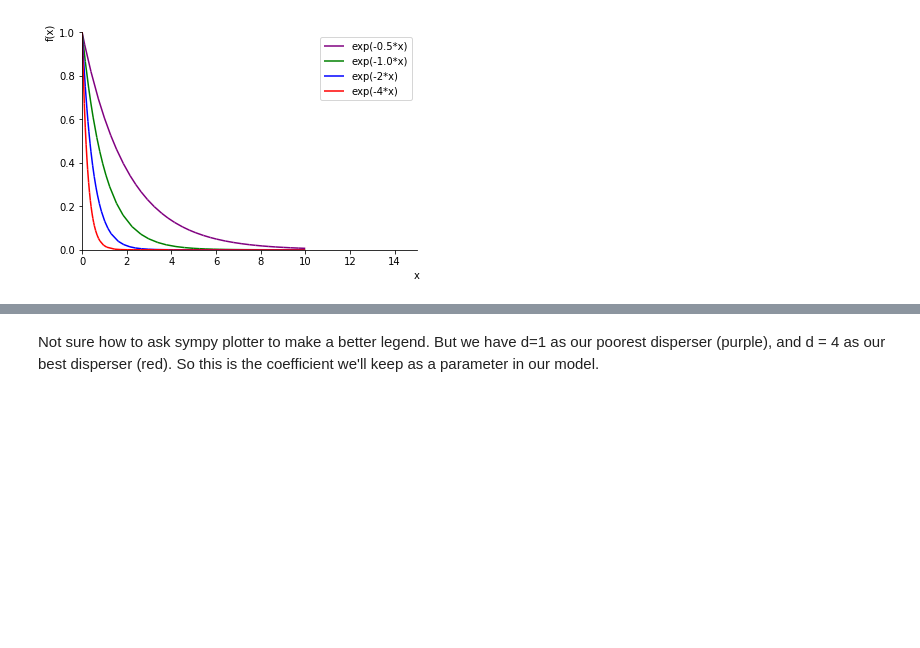
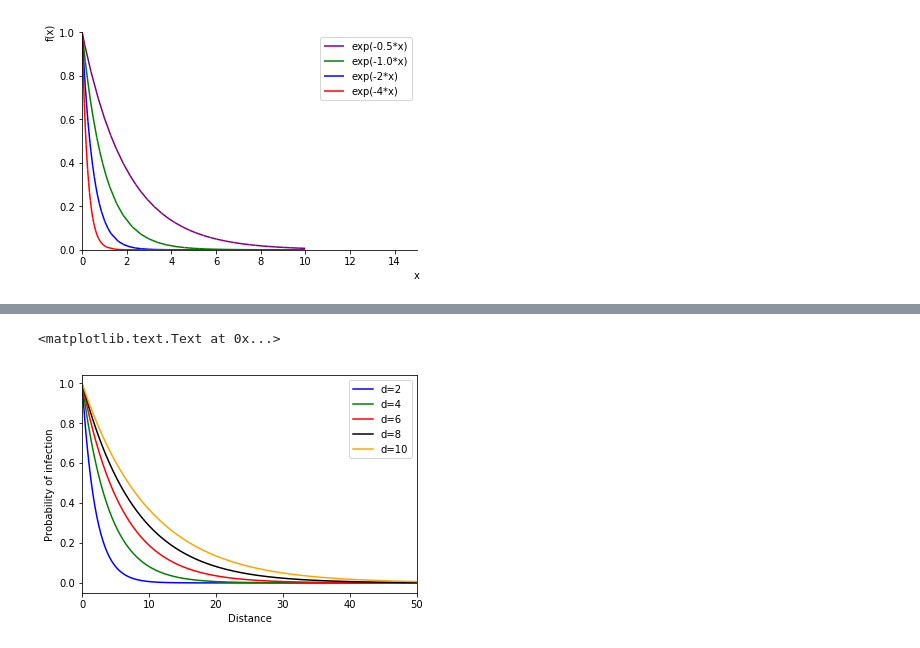
Before and after one commit to danchurch/FA_ABM, a Jupyter notebook: logcurve.ipynb, the cells around one changed output, grey strips where cells are left out. Saved outputs shown, nothing was run; the diff lists cells and outputs as text; code cells hidden in the pictures; blank space fills up the shorter version.

```diff
--- a/logcurve.ipynb
+++ b/logcurve.ipynb
@@ -64,2 +53,21 @@ s.show()
-# %% [markdown]
-Not sure how to ask sympy plotter to make a better legend. But we have d=1 as our poorest disperser (purple), and d = 4 as our best disperser (red). So this is the coefficient we'll keep as a parameter in our model.
+# %%
+d = 10
+cls = ['b','g','r','k','orange']
+x = [ i/10 for i in range(1,1001,1) ] ## 1 to 1000
+fig = plt.figure()
+ax = fig.add_subplot(111)
+ax.set_xlim([0,50])
+for j in range(2,d+1,2):
+    y = [ exp((-1/j)*i) for i in x ]
+    ax.plot(x,y,
+            color=cls[int(j/2-1)],
+            label=('d=%s' %j),
+            )
+
+handles, labels = ax.get_legend_handles_labels()
+ax.legend(handles, labels)
+ax.set_xlabel("Distance")
+ax.set_ylabel("Probability of infection")
+# %% [output]
+<matplotlib.text.Text at 0x...>
+[figure, added]
```
Also changed, not shown: parts of 12 cells of this notebook, 1 other file.
